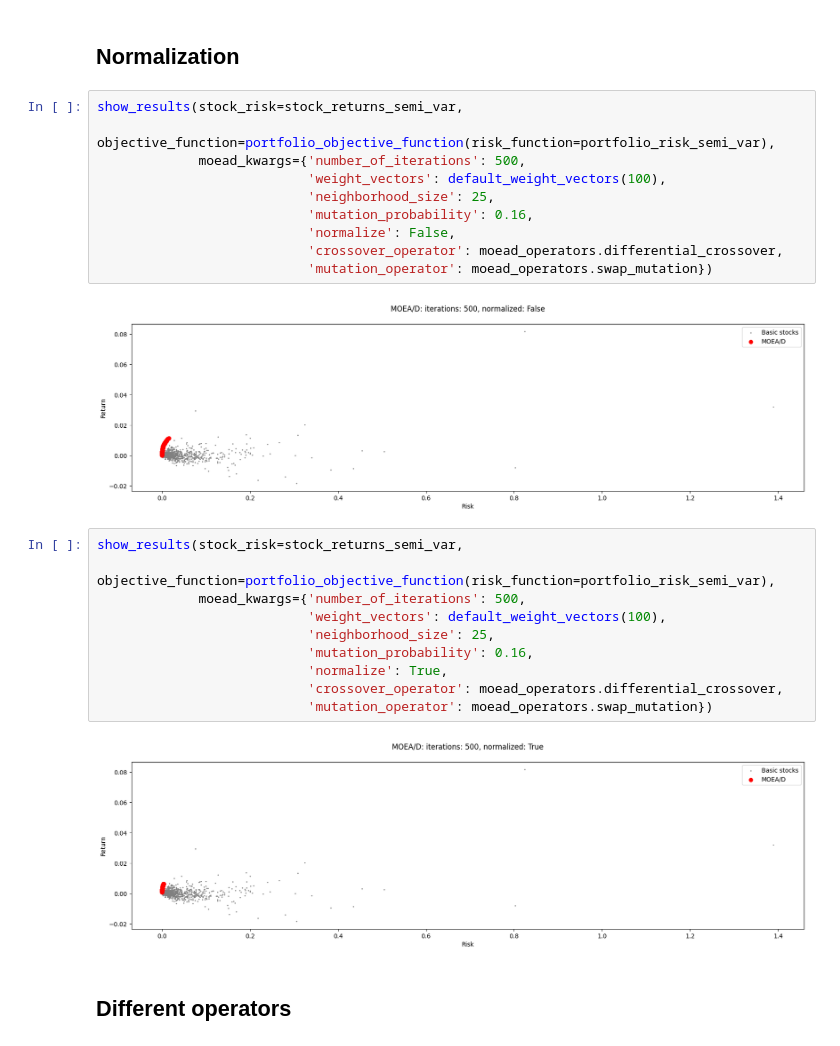
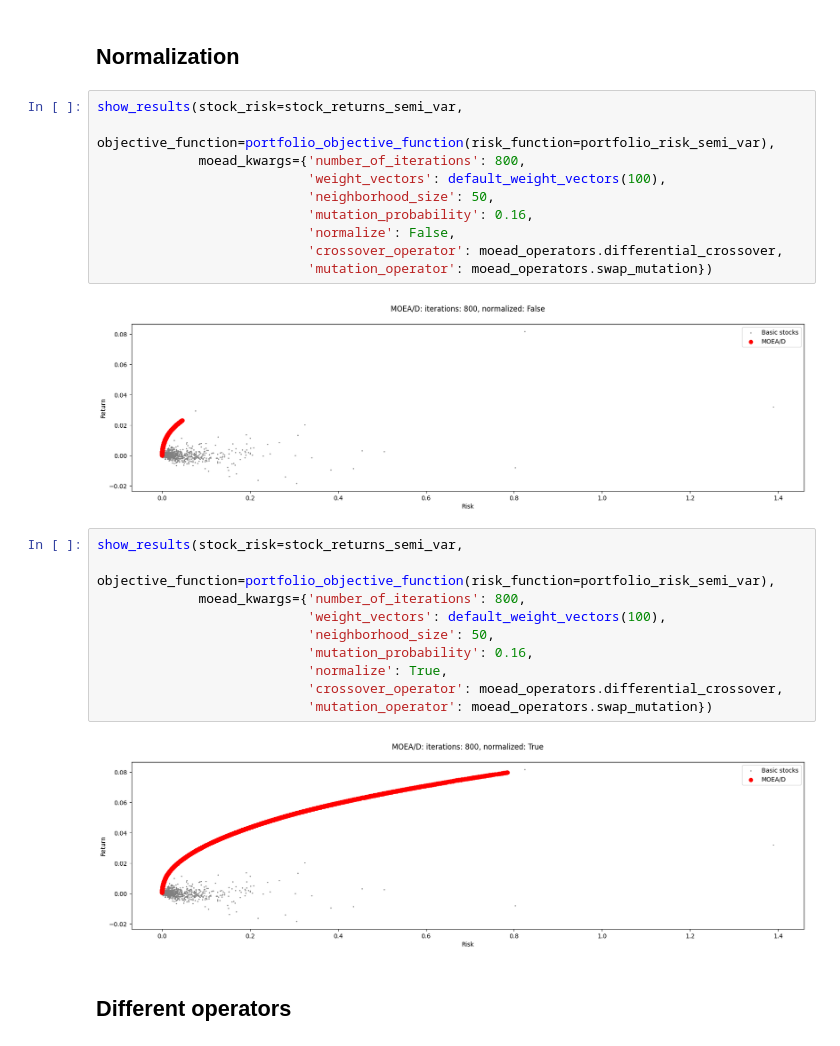
Before and after one commit to MaksWisniewski/PortfolioOpt, a Jupyter notebook: moead_wigXL.ipynb, the cells around one changed output. Drawn from its saved outputs; the diff is of its cells as text.

```diff
--- a/moead_wigXL.ipynb
+++ b/moead_wigXL.ipynb
@@ -64,27 +64,27 @@ def show_results(stock_risk, objective_function, moead_kwargs):
 # %%
 show_results(stock_risk=stock_returns_semi_var,
              objective_function=portfolio_objective_function(risk_function=portfolio_risk_semi_var),
-             moead_kwargs={'number_of_iterations': 500,
+             moead_kwargs={'number_of_iterations': 800,
                            'weight_vectors': default_weight_vectors(100),
-                           'neighborhood_size': 25,
+                           'neighborhood_size': 50,
                            'mutation_probability': 0.16,
                            'normalize': False,
                            'crossover_operator': moead_operators.differential_crossover,
                            'mutation_operator': moead_operators.swap_mutation})
 # %% [output]
-[figure, old version]
+[figure, new version]
 # %%
 show_results(stock_risk=stock_returns_semi_var,
              objective_function=portfolio_objective_function(risk_function=portfolio_risk_semi_var),
-             moead_kwargs={'number_of_iterations': 500,
+             moead_kwargs={'number_of_iterations': 800,
                            'weight_vectors': default_weight_vectors(100),
-                           'neighborhood_size': 25,
+                           'neighborhood_size': 50,
                            'mutation_probability': 0.16,
                            'normalize': True,
                            'crossover_operator': moead_operators.differential_crossover,
                            'mutation_operator': moead_operators.swap_mutation})
 # %% [output]
-[figure, old version]
+[figure, new version]
 # %% [markdown]
 ## Different operators
 # %% [markdown]
```
Also changed, not shown: parts of 7 cells of this notebook, 3 other files.
